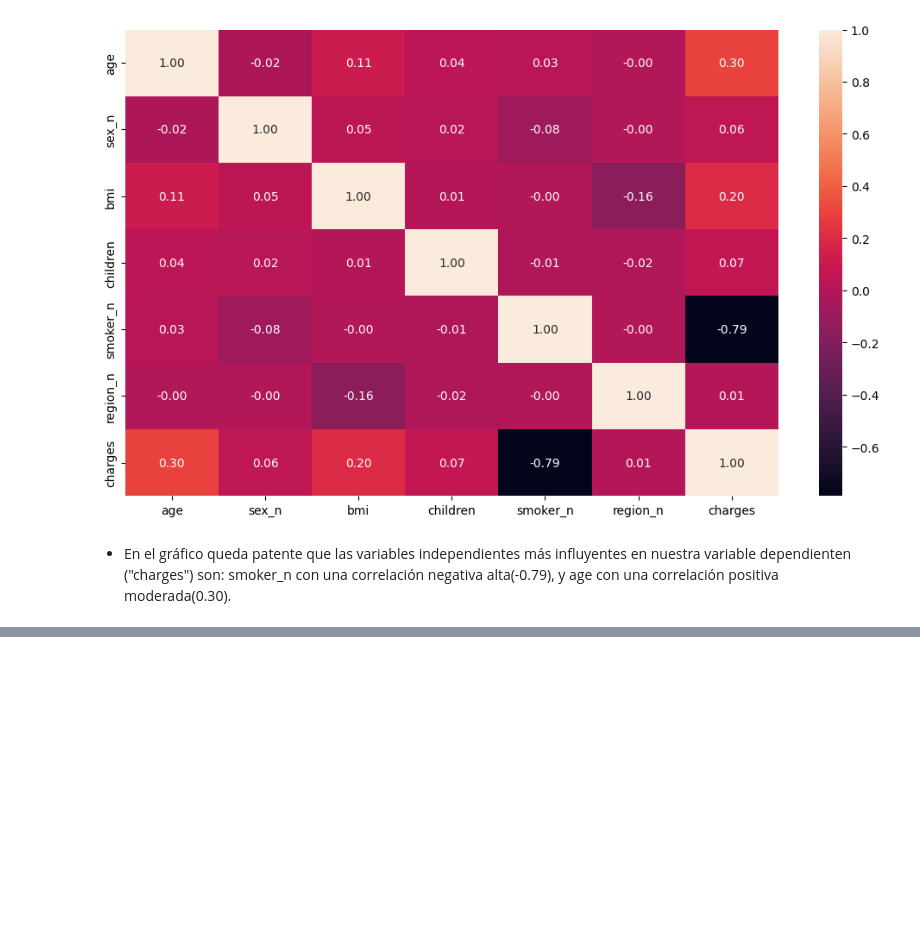
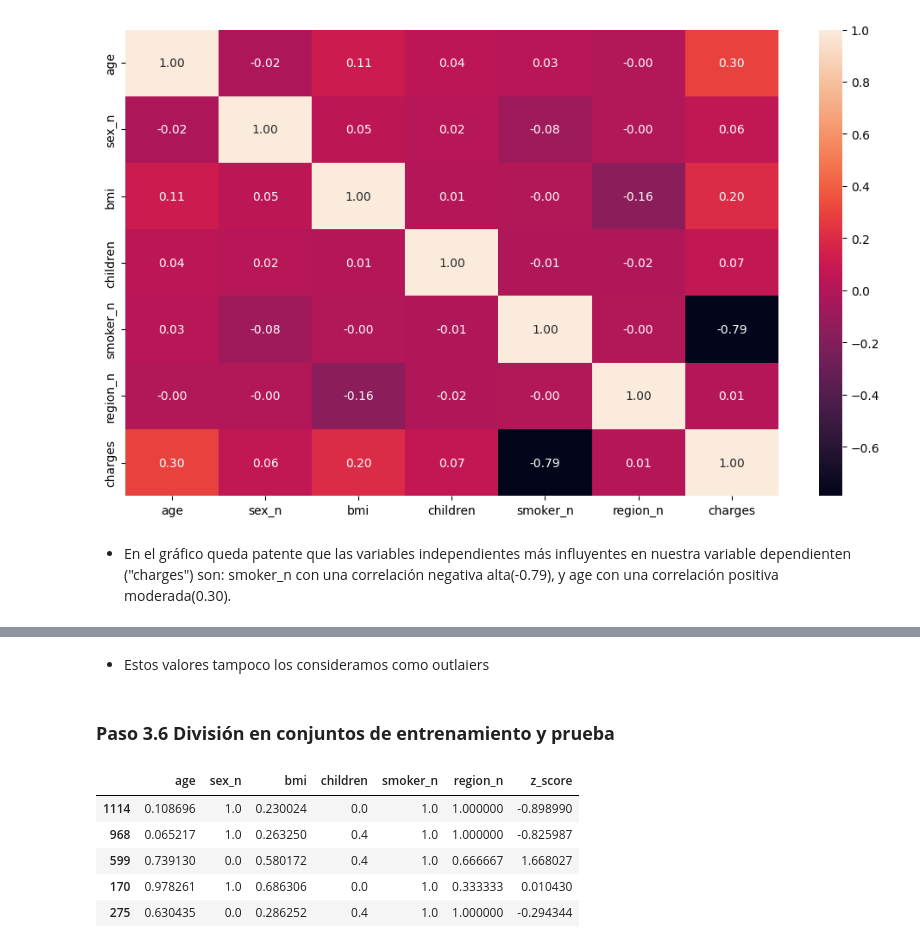
Before and after one commit to 4GeeksAcademy/machine-learning-python-template-ds-13-david-linear-regression, a Jupyter notebook: src/explore.ipynb, the cells around one changed output, grey strips where cells are left out. Drawn from its saved outputs; the diff is of its cells as text; code cells hidden in the pictures; blank space fills up the shorter version.

```diff
--- a/src/explore.ipynb
+++ b/src/explore.ipynb
@@ -141,8 +151,8 @@ filas_duplicadas
 | 581 | 19 | male | 30.59 | 0 | no | northwest | 1639.5631 |
 # %%
 # Finalmente eliminamos los duplicados:
-data_bank = data_med.drop_duplicates()
-data_bank.shape
+data_med = data_med.drop_duplicates()
+data_med.shape
 # %% [output]
 (1337, 7)
 # %% [markdown]
@@ -295,0 +352,20 @@ plt.show()
+# %% [markdown]
+- Estos valores tampoco los consideramos como outlaiers
+# %% [markdown]
+### **Paso 3.6 División en conjuntos de entrenamiento y prueba**
+# %%
+# Separar variables independientes y dependientes
+x = data_med.drop("charges", axis = 1)
+y = data_med["charges"]
+
+# Dividimos el DataFrame en conjuntos de entrenamiento y prueba
+x_train, x_test, y_train, y_test = train_test_split(x, y, test_size=0.2, random_state=42)
+
+x_train.head()
+# %% [output]
+|  | age | sex_n | bmi | children | smoker_n | region_n | z_score |
+| 1114 | 0.108696 | 1.0 | 0.230024 | 0.0 | 1.0 | 1.000000 | -0.898990 |
+| 968 | 0.065217 | 1.0 | 0.263250 | 0.4 | 1.0 | 1.000000 | -0.825987 |
+| 599 | 0.739130 | 0.0 | 0.580172 | 0.4 | 1.0 | 0.666667 | 1.668027 |
+| 170 | 0.978261 | 1.0 | 0.686306 | 0.0 | 1.0 | 0.333333 | 0.010430 |
+| 275 | 0.630435 | 0.0 | 0.286252 | 0.4 | 1.0 | 1.000000 | -0.294344 |
```
Also changed, not shown: parts of 14 cells of this notebook.
